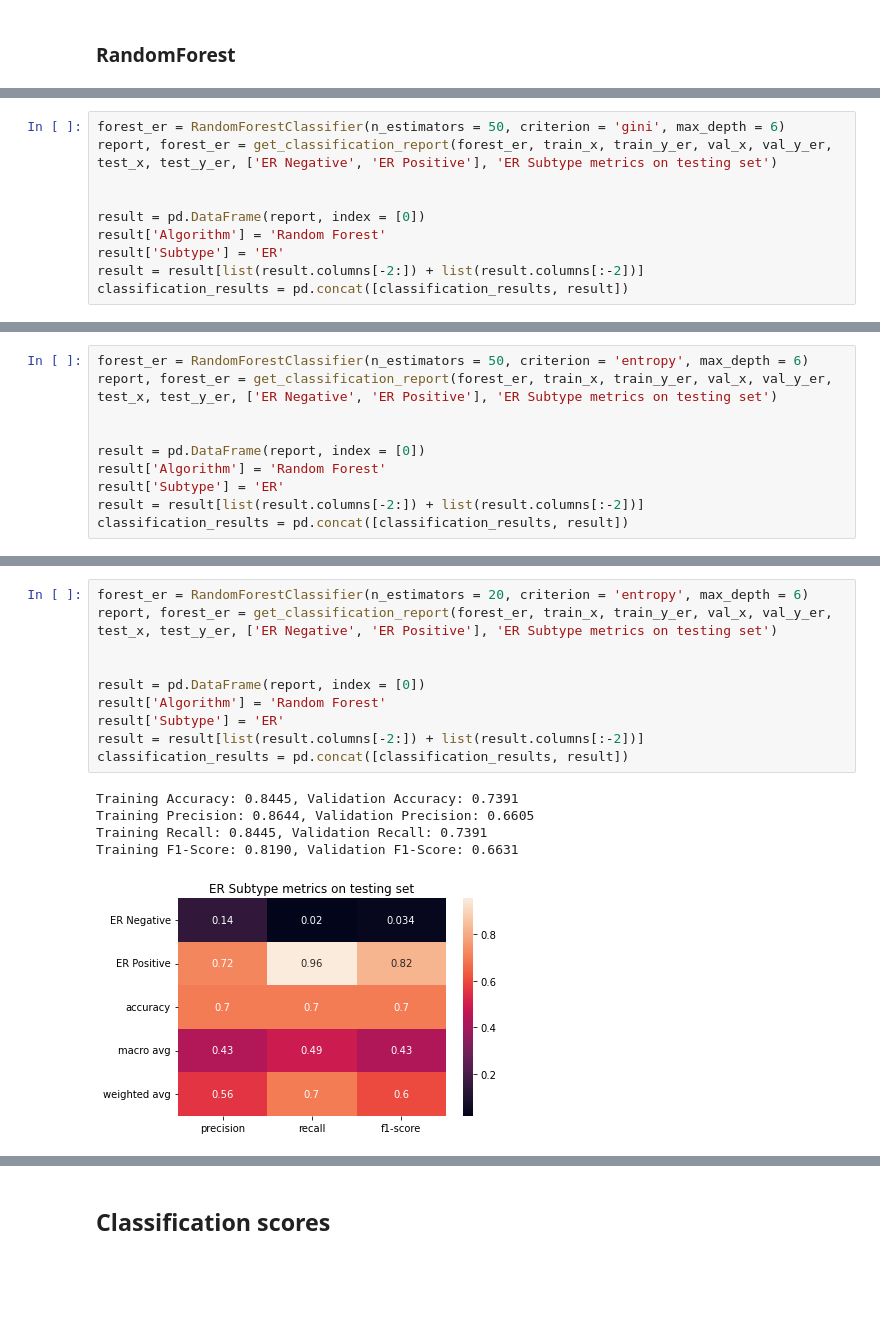
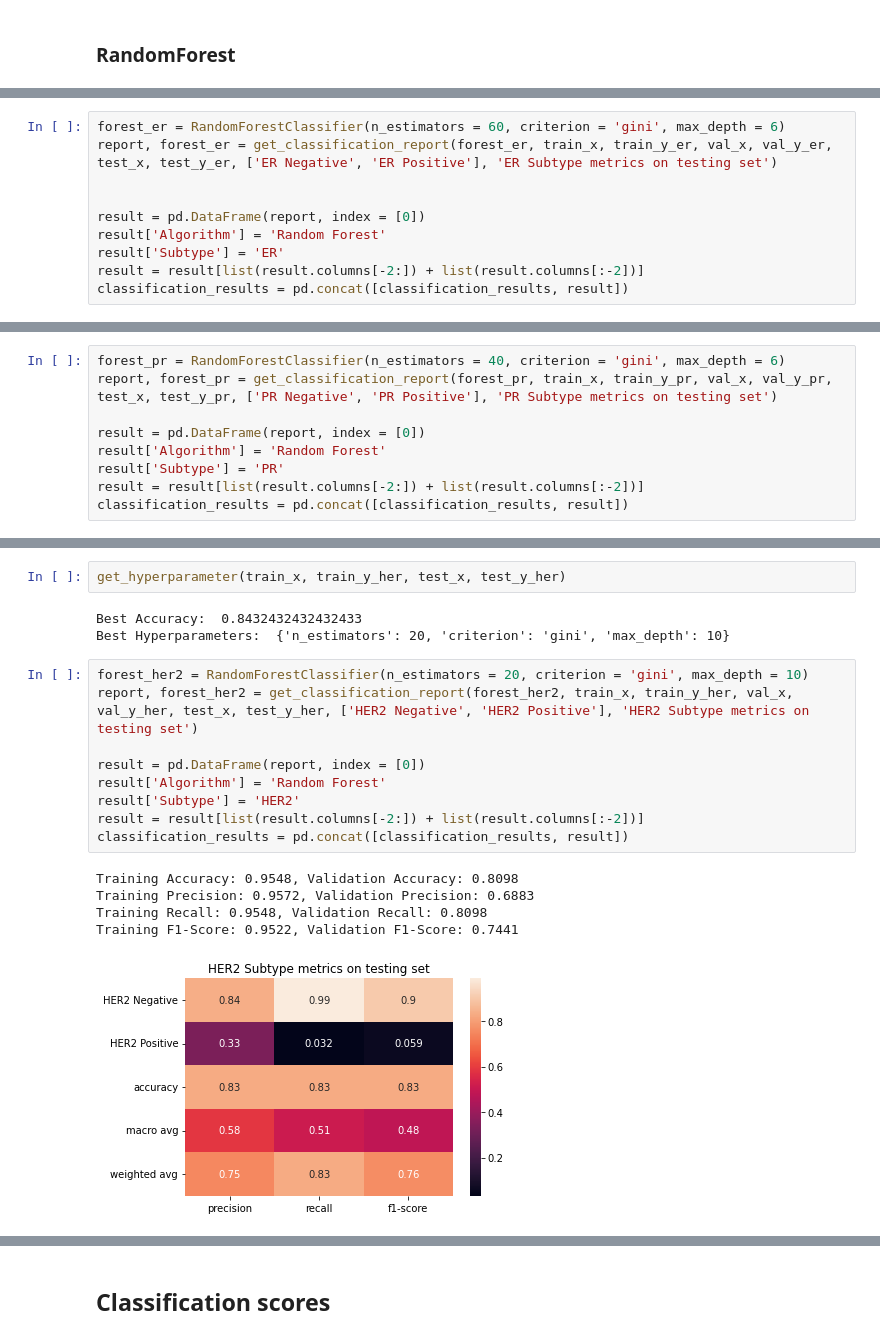
Before and after one commit to breast-cancer-detection-with-mri-images/Breast-Cancer-Subtype-from-MRI, a Jupyter notebook: modelling/ML Models/RandomForest.ipynb, the cells around one changed output, grey strips where cells are left out. Drawn from its saved outputs; the diff is of its cells as text; blank space fills up the shorter version.

Commit message:
Hyperparameter tuning

```diff
--- a/modelling/ML Models/RandomForest.ipynb
+++ b/modelling/ML Models/RandomForest.ipynb
@@ -203,5 +231,5 @@ from sklearn.svm import SVC
 # %%
-forest_er = RandomForestClassifier(n_estimators = 50, criterion = 'gini', max_depth = 6)
+forest_er = RandomForestClassifier(n_estimators = 60, criterion = 'gini', max_depth = 6)
 report, forest_er = get_classification_report(forest_er, train_x, train_y_er, val_x, val_y_er, test_x, test_y_er, ['ER Negative', 'ER Positive'], 'ER Subtype metrics on testing set')
 
 
@@ -219,11 +252,10 @@ Training F1-Score: 0.8450, Validation F1-Score: 0.6875
 # %%
-forest_er = RandomForestClassifier(n_estimators = 50, criterion = 'entropy', max_depth = 6)
-report, forest_er = get_classification_report(forest_er, train_x, train_y_er, val_x, val_y_er, test_x, test_y_er, ['ER Negative', 'ER Positive'], 'ER Subtype metrics on testing set')
-
+forest_pr = RandomForestClassifier(n_estimators = 40, criterion = 'gini', max_depth = 6)
+report, forest_pr = get_classification_report(forest_pr, train_x, train_y_pr, val_x, val_y_pr, test_x, test_y_pr, ['PR Negative', 'PR Positive'], 'PR Subtype metrics on testing set')
 
 result = pd.DataFrame(report, index = [0])
 result['Algorithm'] = 'Random Forest'
-result['Subtype'] = 'ER'
+result['Subtype'] = 'PR'
 result = result[list(result.columns[-2:]) + list(result.columns[:-2])]
 classification_results = pd.concat([classification_results, result])
 # %% [output]
@@ -235,16 +267,20 @@ Training F1-Score: 0.8008, Validation F1-Score: 0.6677
+# %%
+get_hyperparameter(train_x, train_y_her, test_x, test_y_her)
+# %% [output]
+Best Accuracy:  0.8432432432432433
+Best Hyperparameters:  {'n_estimators': 20, 'criterion': 'gini', 'max_depth': 10}
 # %%
-forest_er = RandomForestClassifier(n_estimators = 20, criterion = 'entropy', max_depth = 6)
-report, forest_er = get_classification_report(forest_er, train_x, train_y_er, val_x, val_y_er, test_x, test_y_er, ['ER Negative', 'ER Positive'], 'ER Subtype metrics on testing set')
-
+forest_her2 = RandomForestClassifier(n_estimators = 20, criterion = 'gini', max_depth = 10)
+report, forest_her2 = get_classification_report(forest_her2, train_x, train_y_her, val_x, val_y_her, test_x, test_y_her, ['HER2 Negative', 'HER2 Positive'], 'HER2 Subtype metrics on testing set')
 
 result = pd.DataFrame(report, index = [0])
 result['Algorithm'] = 'Random Forest'
-result['Subtype'] = 'ER'
+result['Subtype'] = 'HER2'
 result = result[list(result.columns[-2:]) + list(result.columns[:-2])]
 classification_results = pd.concat([classification_results, result])
 # %% [output]
-Training Accuracy: 0.8445, Validation Accuracy: 0.7391
-Training Precision: 0.8644, Validation Precision: 0.6605
-Training Recall: 0.8445, Validation Recall: 0.7391
-Training F1-Score: 0.8190, Validation F1-Score: 0.6631
+Training Accuracy: 0.9548, Validation Accuracy: 0.8098
+Training Precision: 0.9572, Validation Precision: 0.6883
+Training Recall: 0.9548, Validation Recall: 0.8098
+Training F1-Score: 0.9522, Validation F1-Score: 0.7441
-[figure, old version]
+[figure, new version]
```
Also changed, not shown: parts of 12 cells of this notebook.
